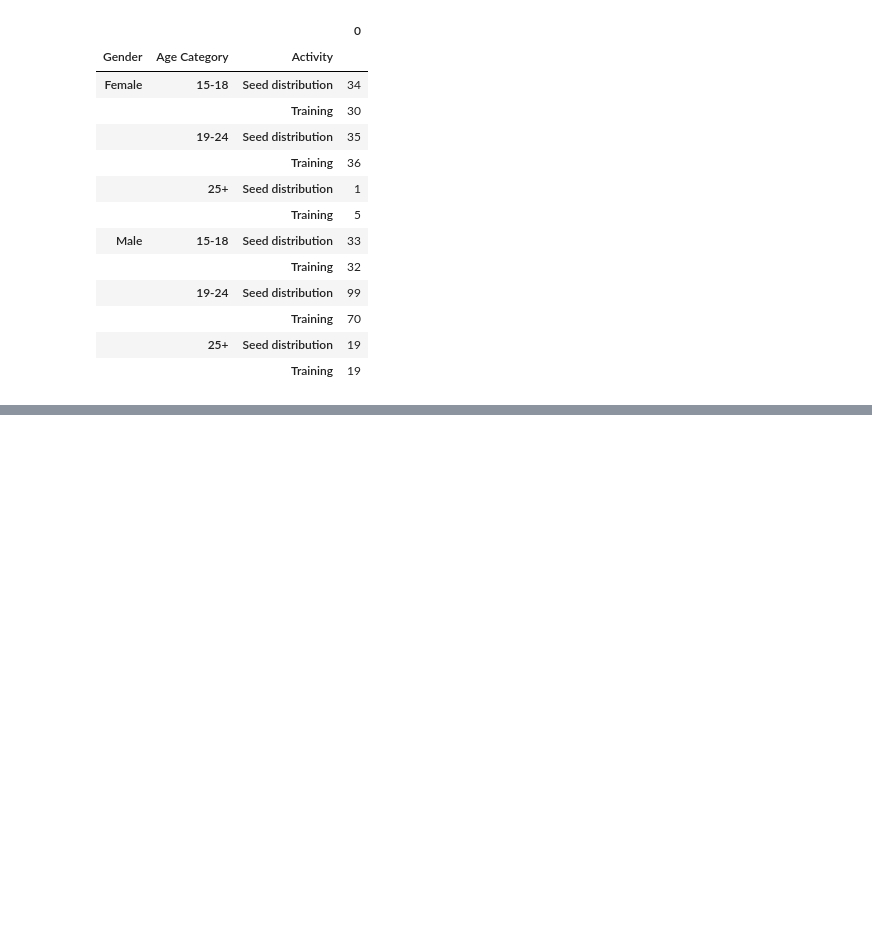
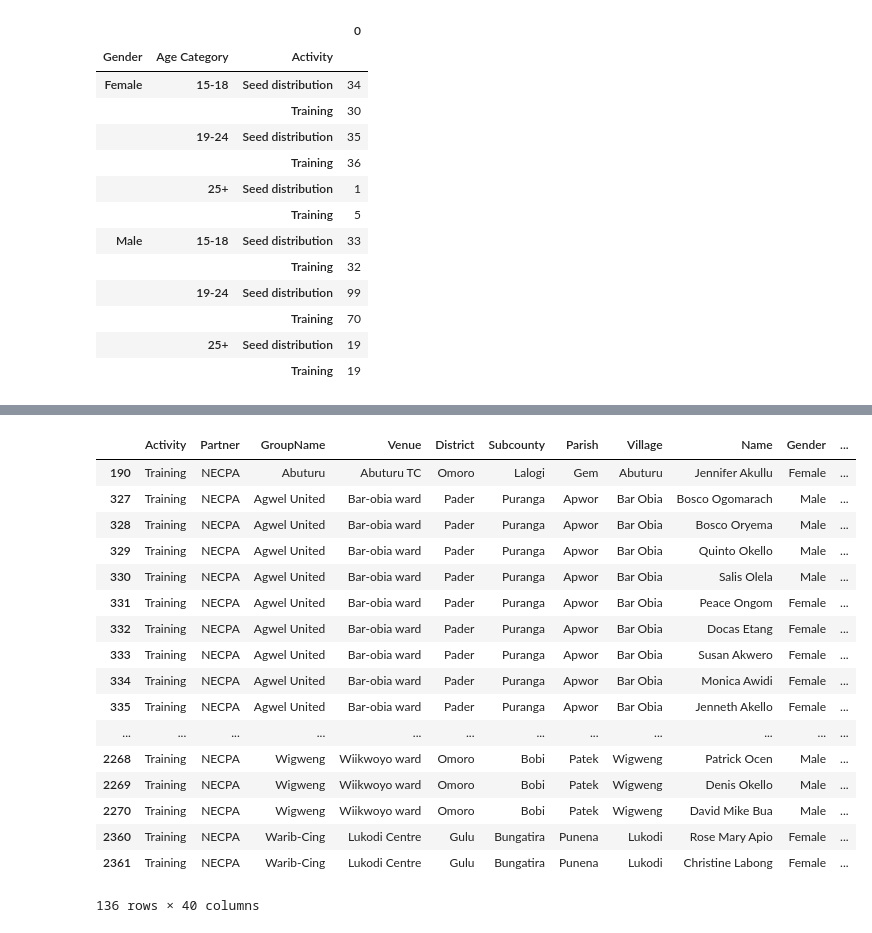
Before and after one commit to prabhant/TolaReports, a Jupyter notebook: snippetts.ipynb, the cells around one changed output, grey strips where cells are left out. Drawn from its saved outputs; the diff is of its cells as text; code cells hidden in the pictures; blank space fills up the shorter version.

Commit message:
New data
added another table with the new data supplied

```diff
--- a/snippetts.ipynb
+++ b/snippetts.ipynb
@@ -127,0 +126,6 @@ dfc.to_csv('trial.csv')
+# %%
+df = pd.read_csv('new_report.csv')
+df = df.drop(df.columns[31], axis=1)
+df = df.drop(df.columns[31], axis=1)
+df = df.drop(df.columns[31], axis=1)
+list(df)
@@ -127,0 +153,41 @@ dfc.to_csv('trial.csv')
+# %%
+d = df.iloc[:,31].value_counts()
+month_arr = ['Month_ID_Mob', 'Month_N_Mgt', 'Month_Demo', 'Month_PHH',
+             'Month_Mrk_Sales', 'Month_C_Mgt', 'Month_Seed_Dist']
+year_arr = ['Year_ID_Mob', 'Year_N_Mgt', 'Year_Demo', 'Year_PHH',
+             'Year_Mrk_Sales', 'Year_C_Mgt', 'Year_Seed_Dist']
+activity_arr = ['id mob', 'nursery management', 'demo', 'phh', 'marketing', 'crop management', 'seed distribution']
+count_arr = []
+df_arr = []
+index = 10
+
+val = 'March'
+valy = 2018
+for i in range(len(month_arr)):
+    index = index+3
+    df_tmp = df[df[month_arr[i]]== val]
+    df_tmp = df_tmp[df_tmp[year_arr[i]] == valy]
+    count_tmp = df_tmp.iloc[:,index].value_counts()
+    count_arr.append(count_tmp)
+    df_arr.append(df_tmp)
+# %%
+df_arr[5]
+# %% [output]
+|  | Activity | Partner | GroupName | Venue | District | Subcounty | Parish | Village | Name | Gender | ... |
+| 190 | Training | NECPA | Abuturu | Abuturu TC | Omoro | Lalogi | Gem | Abuturu | Jennifer Akullu | Female | ... |
+| 327 | Training | NECPA | Agwel United | Bar-obia ward | Pader | Puranga | Apwor | Bar Obia | Bosco Ogomarach | Male | ... |
+| 328 | Training | NECPA | Agwel United | Bar-obia ward | Pader | Puranga | Apwor | Bar Obia | Bosco Oryema | Male | ... |
+| 329 | Training | NECPA | Agwel United | Bar-obia ward | Pader | Puranga | Apwor | Bar Obia | Quinto Okello | Male | ... |
+| 330 | Training | NECPA | Agwel United | Bar-obia ward | Pader | Puranga | Apwor | Bar Obia | Salis Olela | Male | ... |
+| 331 | Training | NECPA | Agwel United | Bar-obia ward | Pader | Puranga | Apwor | Bar Obia | Peace Ongom | Female | ... |
+| 332 | Training | NECPA | Agwel United | Bar-obia ward | Pader | Puranga | Apwor | Bar Obia | Docas Etang | Female | ... |
+| 333 | Training | NECPA | Agwel United | Bar-obia ward | Pader | Puranga | Apwor | Bar Obia | Susan Akwero | Female | ... |
+| 334 | Training | NECPA | Agwel United | Bar-obia ward | Pader | Puranga | Apwor | Bar Obia | Monica Awidi | Female | ... |
+| 335 | Training | NECPA | Agwel United | Bar-obia ward | Pader | Puranga | Apwor | Bar Obia | Jenneth Akello | Female | ... |
+| ... | ... | ... | ... | ... | ... | ... | ... | ... | ... | ... | ... |
+| 2268 | Training | NECPA | Wigweng | Wiikwoyo ward | Omoro | Bobi | Patek | Wigweng | Patrick Ocen | Male | ... |
+| 2269 | Training | NECPA | Wigweng | Wiikwoyo ward | Omoro | Bobi | Patek | Wigweng | Denis Okello | Male | ... |
+| 2270 | Training | NECPA | Wigweng | Wiikwoyo ward | Omoro | Bobi | Patek | Wigweng | David Mike Bua | Male | ... |
+| 2360 | Training | NECPA | Warib-Cing | Lukodi Centre | Gulu | Bungatira | Punena | Lukodi | Rose Mary Apio | Female | ... |
+| 2361 | Training | NECPA | Warib-Cing | Lukodi Centre | Gulu | Bungatira | Punena | Lukodi | Christine Labong | Female | ... |
+136 rows × 40 columns
```
Also changed, not shown: parts of 9 cells of this notebook, 1 other file.
